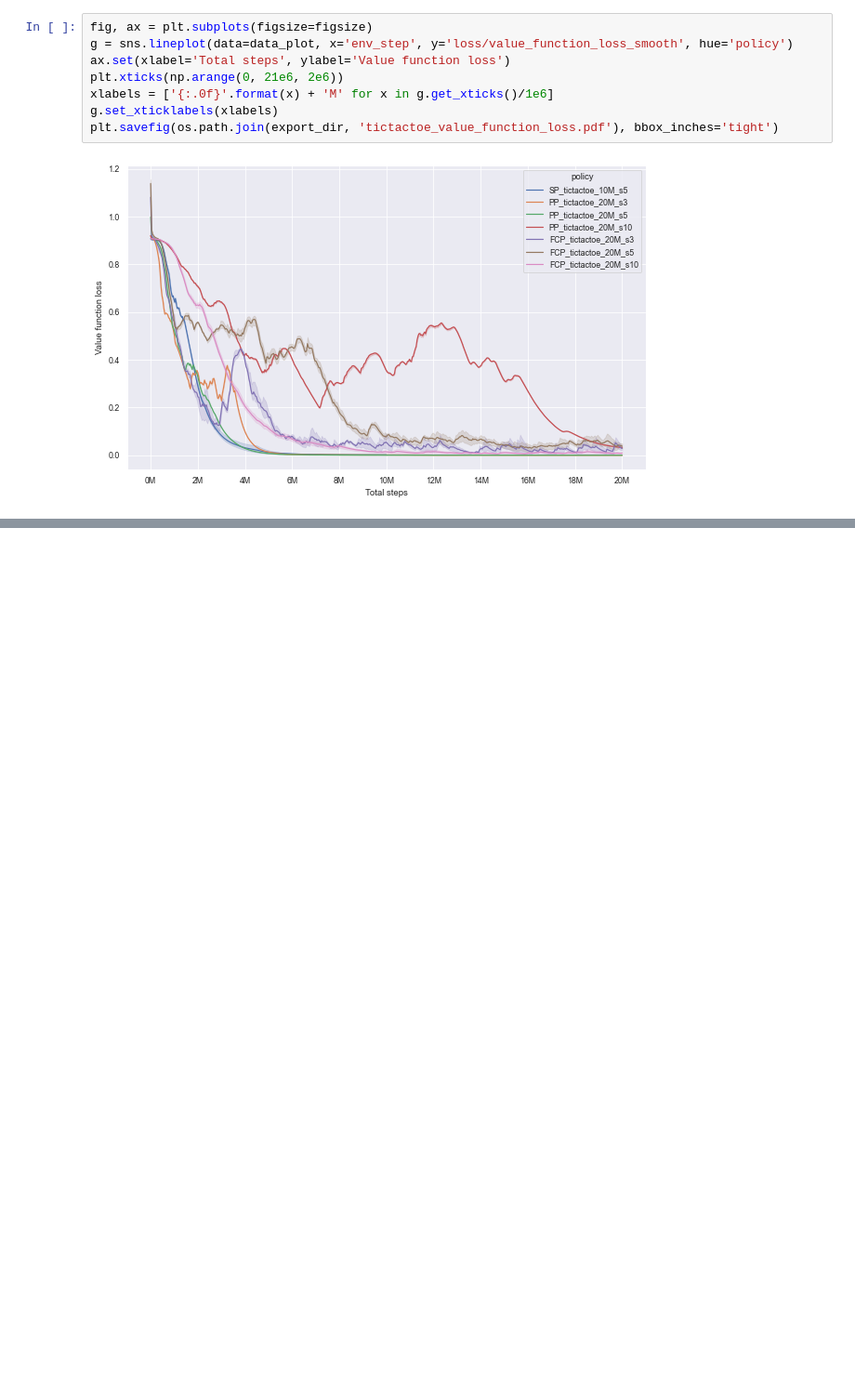
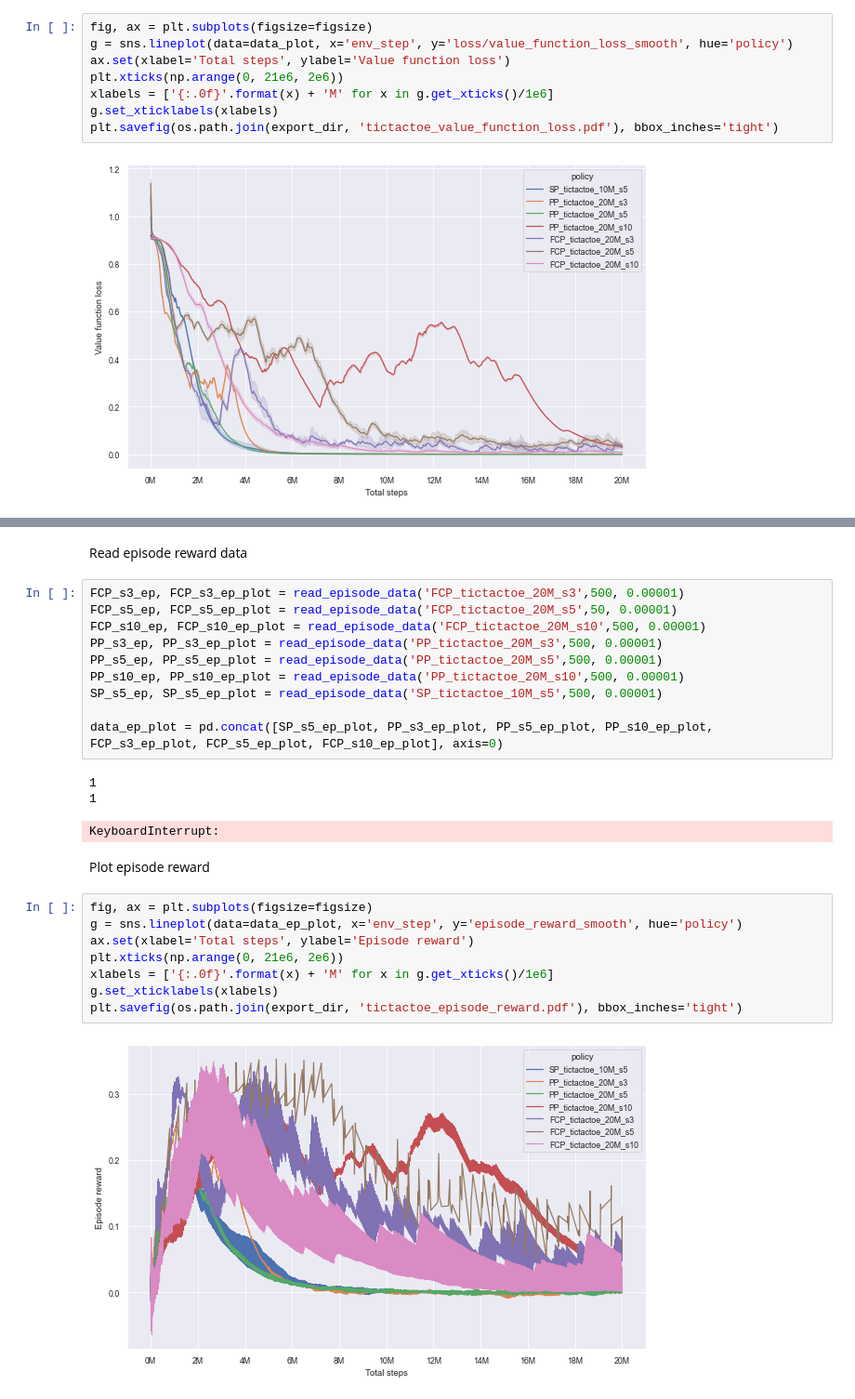
Before and after one commit to ThomasChen98/SIMPLE, a Jupyter notebook: app/plot_learning/learningCurve.ipynb, the cells around one changed output, grey strips where cells are left out. Shown at 93% size. Drawn from its saved outputs; the diff is of its cells as text; blank space fills up the shorter version.

Commit message:
add episode reward

```diff
--- a/app/plot_learning/learningCurve.ipynb
+++ b/app/plot_learning/learningCurve.ipynb
@@ -135,0 +195,28 @@ plt.savefig(os.path.join(export_dir, 'tictactoe_value_function_loss.pdf'), bbox_
+# %% [markdown]
+Read episode reward data
+# %%
+FCP_s3_ep, FCP_s3_ep_plot = read_episode_data('FCP_tictactoe_20M_s3',500, 0.00001)
+FCP_s5_ep, FCP_s5_ep_plot = read_episode_data('FCP_tictactoe_20M_s5',50, 0.00001)
+FCP_s10_ep, FCP_s10_ep_plot = read_episode_data('FCP_tictactoe_20M_s10',500, 0.00001)
+PP_s3_ep, PP_s3_ep_plot = read_episode_data('PP_tictactoe_20M_s3',500, 0.00001)
+PP_s5_ep, PP_s5_ep_plot = read_episode_data('PP_tictactoe_20M_s5',500, 0.00001)
+PP_s10_ep, PP_s10_ep_plot = read_episode_data('PP_tictactoe_20M_s10',500, 0.00001)
+SP_s5_ep, SP_s5_ep_plot = read_episode_data('SP_tictactoe_10M_s5',500, 0.00001)
+
+data_ep_plot = pd.concat([SP_s5_ep_plot, PP_s3_ep_plot, PP_s5_ep_plot, PP_s10_ep_plot, FCP_s3_ep_plot, FCP_s5_ep_plot, FCP_s10_ep_plot], axis=0)
+# %% [output]
+1
+1
+KeyboardInterrupt:
+# %% [markdown]
+Plot episode reward
+# %%
+fig, ax = plt.subplots(figsize=figsize)
+g = sns.lineplot(data=data_ep_plot, x='env_step', y='episode_reward_smooth', hue='policy')
+ax.set(xlabel='Total steps', ylabel='Episode reward')
+plt.xticks(np.arange(0, 21e6, 2e6))
+xlabels = ['{:.0f}'.format(x) + 'M' for x in g.get_xticks()/1e6]
+g.set_xticklabels(xlabels)
+plt.savefig(os.path.join(export_dir, 'tictactoe_episode_reward.pdf'), bbox_inches='tight')
+# %% [output]
+[figure, added]
```
Also changed, not shown: parts of 16 cells of this notebook, 8 other files.
